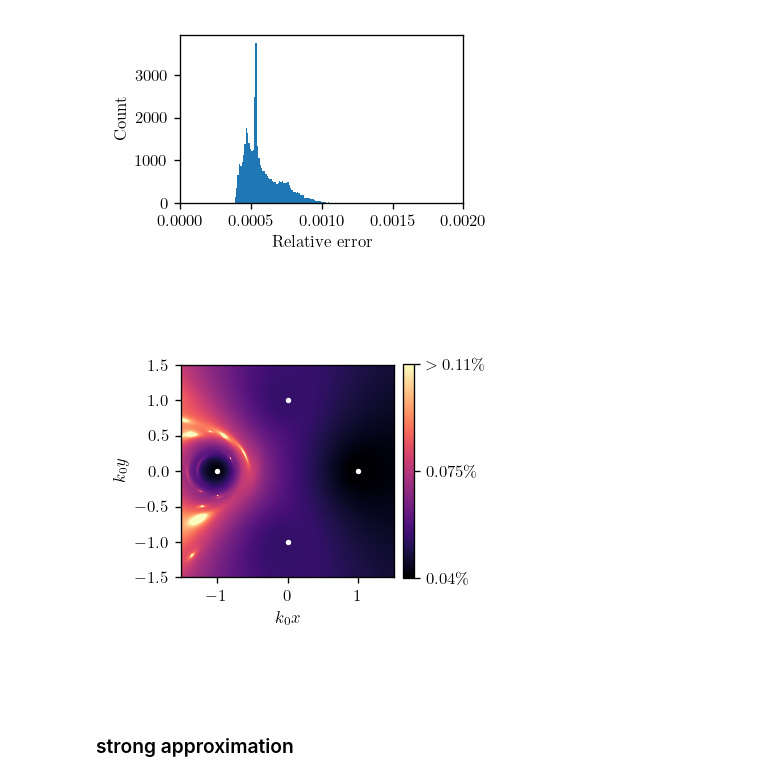
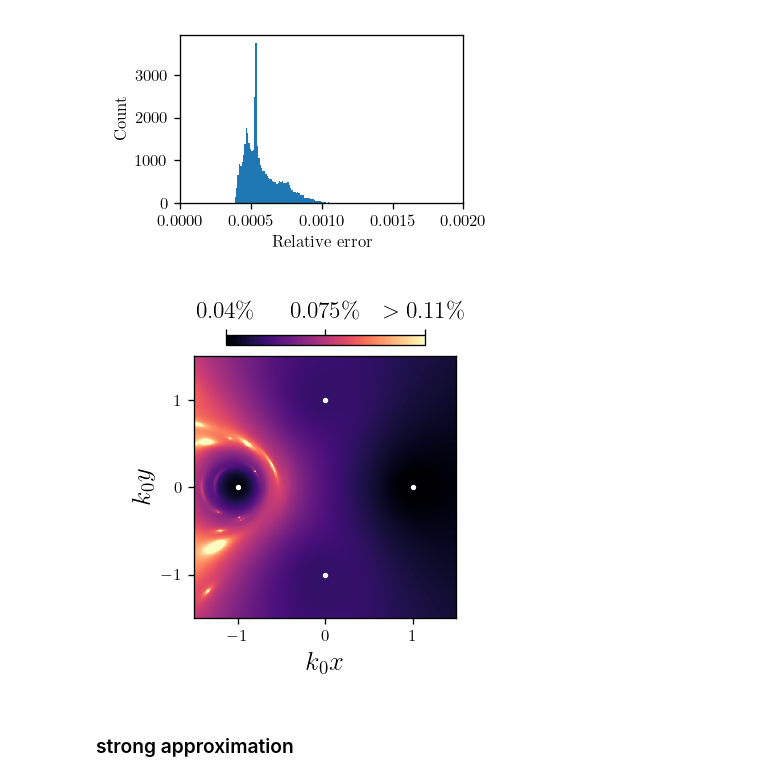
Before and after one commit to mekise/graph-theory-dda, a Jupyter notebook: notebooks/plot_paper.ipynb, the cells around one changed output. Saved outputs shown, nothing was run; the diff lists cells and outputs as text; code cells hidden in the pictures.

```diff
--- a/notebooks/plot_paper.ipynb
+++ b/notebooks/plot_paper.ipynb
@@ -69,31 +78,32 @@ plt.show()
 # %%
 file = np.load("../data/weak_approx_map.npz")
 saveplot = "../data/weak_approx_map.pdf"
 scattpos = file["scattpos"]
 xx = file["xx"]
 yy = file["yy"]
 deviationavg = file["deviationavg"]
 
 fig, ax = plt.subplots(figsize=figsize_map, dpi=120)
 plt.gcf().set_facecolor("white") # set white background
 for i in range(scattpos.shape[0]):
     ax.scatter(scattpos[i, 0], scattpos[i, 1], c='w', s=5)
 im = ax.imshow(deviationavg,
            origin="lower",
            extent=(xx[0], xx[-1], yy[0], yy[-1]),
            cmap="magma",
            vmin=0.0004,
            vmax=0.0011)
 ax.ticklabel_format(scilimits=(0,0))
-cbar = fig.colorbar(im, fraction=0.046, pad=0.04, ticks=[0.0004, 0.00075, 0.0011])
-cbar.set_ticklabels(['$0.04\%$', '0.075\%', '$>0.11\%$'])
-plt.xlabel("$k_0x$")
-plt.ylabel("$k_0y$")
+cbar = fig.colorbar(im, fraction=0.035, pad=0.04, ticks=[0.0004, 0.00075, 0.0011], location="top")
+cbar.set_ticklabels(['$0.04\%$', '0.075\%', '$>0.11\%$'], fontsize=14)
+plt.xlabel("$k_0x$", fontsize=16)
+plt.ylabel("$k_0y$", fontsize=16)
+plt.yticks([-1,0,1])
 plt.tight_layout()
 plt.savefig(saveplot)
 plt.show()
 # %% [output]
-[figure, old version]
+[figure, new version]
 # %% [markdown]
 ### strong approximation
 # %%
```
Also changed, not shown: parts of 15 cells of this notebook, 3 other files.
